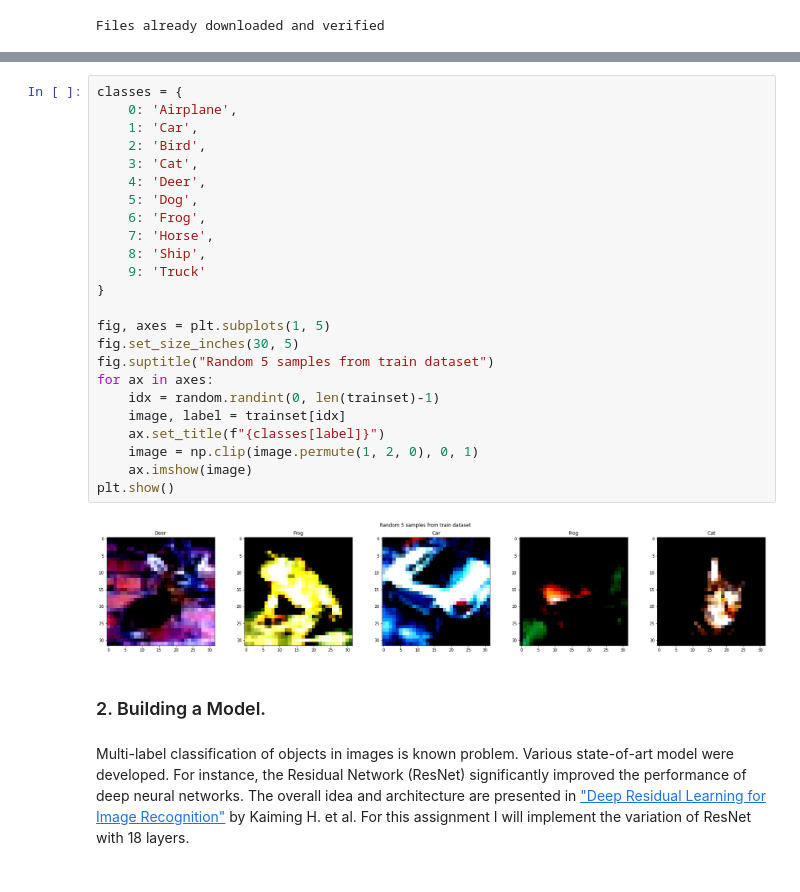
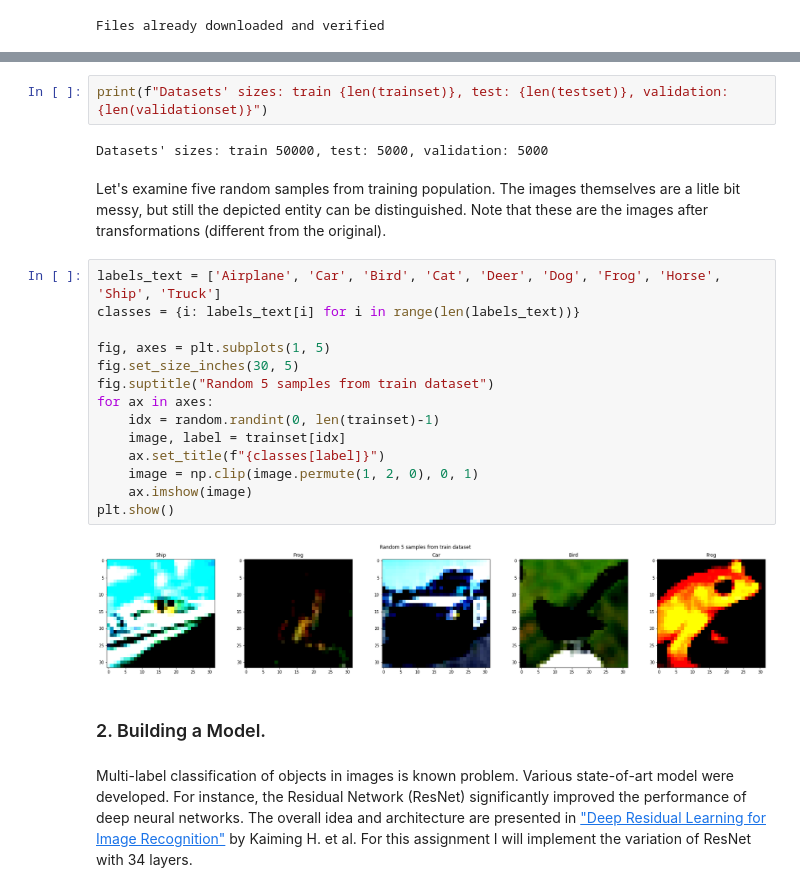
Before and after one commit to DanisAlukaev/Security-and-Interpretability-ML, a Jupyter notebook: Assignment 1/Solution.ipynb, the cells around one changed output, grey strips where cells are left out. Drawn from its saved outputs; the diff is of its cells as text.

```diff
--- a/Assignment 1/Solution.ipynb
+++ b/Assignment 1/Solution.ipynb
@@ -109,30 +94,26 @@ Let's examine five random samples from training population.
+# %%
+print(f"Datasets' sizes: train {len(trainset)}, test: {len(testset)}, validation: {len(validationset)}")
+# %% [output]
+Datasets' sizes: train 50000, test: 5000, validation: 5000
+# %% [markdown]
+Let's examine five random samples from training population. The images themselves are a litle bit messy, but still the depicted entity can be distinguished. Note that these are the images after transformations (different from the original).
 # %%
-classes = {
-    0: 'Airplane',
-    1: 'Car',
-    2: 'Bird',
-    3: 'Cat',
-    4: 'Deer',
-    5: 'Dog',
-    6: 'Frog',
-    7: 'Horse',
-    8: 'Ship',
-    9: 'Truck'
-}
+labels_text = ['Airplane', 'Car', 'Bird', 'Cat', 'Deer', 'Dog', 'Frog', 'Horse', 'Ship', 'Truck']
+classes = {i: labels_text[i] for i in range(len(labels_text))}
 
 fig, axes = plt.subplots(1, 5)
 fig.set_size_inches(30, 5)
 fig.suptitle("Random 5 samples from train dataset")
 for ax in axes:
     idx = random.randint(0, len(trainset)-1)
     image, label = trainset[idx]
     ax.set_title(f"{classes[label]}")
     image = np.clip(image.permute(1, 2, 0), 0, 1)
     ax.imshow(image)
 plt.show()
 # %% [output]
-[figure, old version]
+[figure, new version]
 # %% [markdown]
 ### 2. Building a Model.
 # %% [markdown]
-Multi-label classification of objects in images is known problem. Various state-of-art model were developed. For instance, the Residual Network (ResNet) significantly improved the performance of deep neural networks. The overall idea and architecture are presented in ["Deep Residual Learning for Image Recognition"](https://arxiv.org/pdf/1512.03385.pdf) by Kaiming H. et al. For this assignment I will implement the variation of ResNet with 18 layers.
+Multi-label classification of objects in images is known problem. Various state-of-art model were developed. For instance, the Residual Network (ResNet) significantly improved the performance of deep neural networks. The overall idea and architecture are presented in ["Deep Residual Learning for Image Recognition"](https://arxiv.org/pdf/1512.03385.pdf) by Kaiming H. et al. For this assignment I will implement the variation of ResNet with 34 layers.
```
Also changed, not shown: parts of 43 cells of this notebook.
